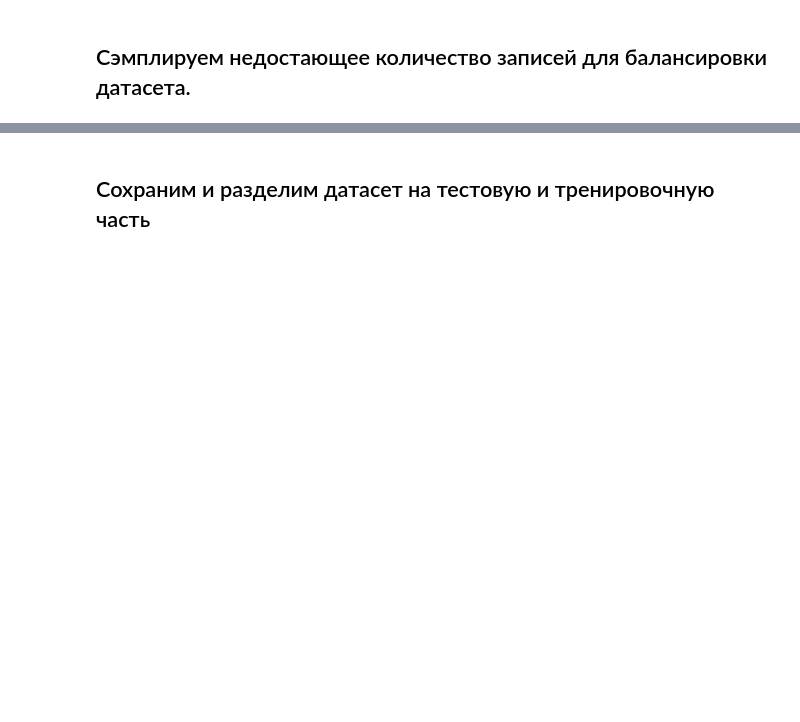
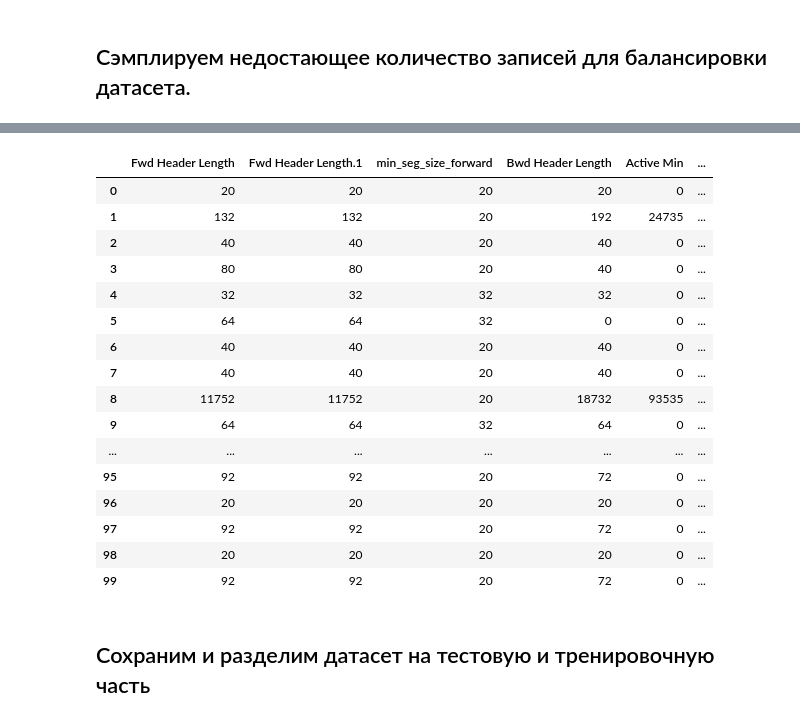
Before and after one commit to ccataha/Misaki, a Jupyter notebook: test_master.ipynb, the cells around one changed output, grey strips where cells are left out. Drawn from its saved outputs; the diff is of its cells as text; code cells hidden in the pictures; blank space fills up the shorter version.

```diff
--- a/test_master.ipynb
+++ b/test_master.ipynb
@@ -529,7 +529,7 @@ Web Attack � Sql Injection       21
 Heartbleed                       11
 Name:  Label, dtype: int64
 # %%
-attackType = feature[' Label'].unique()
-feature[' Label'] = feature[' Label'].astype('category')
-feature[' Label'] = feature[' Label'].astype("category").cat.codes
+#attackType = feature[' Label'].unique()
+#feature[' Label'] = feature[' Label'].astype('category')
+#feature[' Label'] = feature[' Label'].astype("category").cat.codes
 # %%
@@ -673,2 +683,26 @@ Name:  Label, dtype: int64
+# %%
+#X_smt.insert(23, 'label', y_smt[0], True)
+#X_smt.drop([X_smt.columns[0], axis = 1, inplace=True)
+X_smt = X_smt.assign(label = y_smt)
+# %%
+X_smt.head(100)
+# %% [output]
+|  | Fwd Header Length | Fwd Header Length.1 | min_seg_size_forward | Bwd Header Length | Active Min | ... |
+| 0 | 20 | 20 | 20 | 20 | 0 | ... |
+| 1 | 132 | 132 | 20 | 192 | 24735 | ... |
+| 2 | 40 | 40 | 20 | 40 | 0 | ... |
+| 3 | 80 | 80 | 20 | 40 | 0 | ... |
+| 4 | 32 | 32 | 32 | 32 | 0 | ... |
+| 5 | 64 | 64 | 32 | 0 | 0 | ... |
+| 6 | 40 | 40 | 20 | 40 | 0 | ... |
+| 7 | 40 | 40 | 20 | 40 | 0 | ... |
+| 8 | 11752 | 11752 | 20 | 18732 | 93535 | ... |
+| 9 | 64 | 64 | 32 | 64 | 0 | ... |
+| ... | ... | ... | ... | ... | ... | ... |
+| 95 | 92 | 92 | 20 | 72 | 0 | ... |
+| 96 | 20 | 20 | 20 | 20 | 0 | ... |
+| 97 | 92 | 92 | 20 | 72 | 0 | ... |
+| 98 | 20 | 20 | 20 | 20 | 0 | ... |
+| 99 | 92 | 92 | 20 | 72 | 0 | ... |
 # %% [markdown]
 <h2> Сохраним и разделим датасет на тестовую и тренировочную часть </h2>
```
Also changed, not shown: parts of 47 cells of this notebook.
